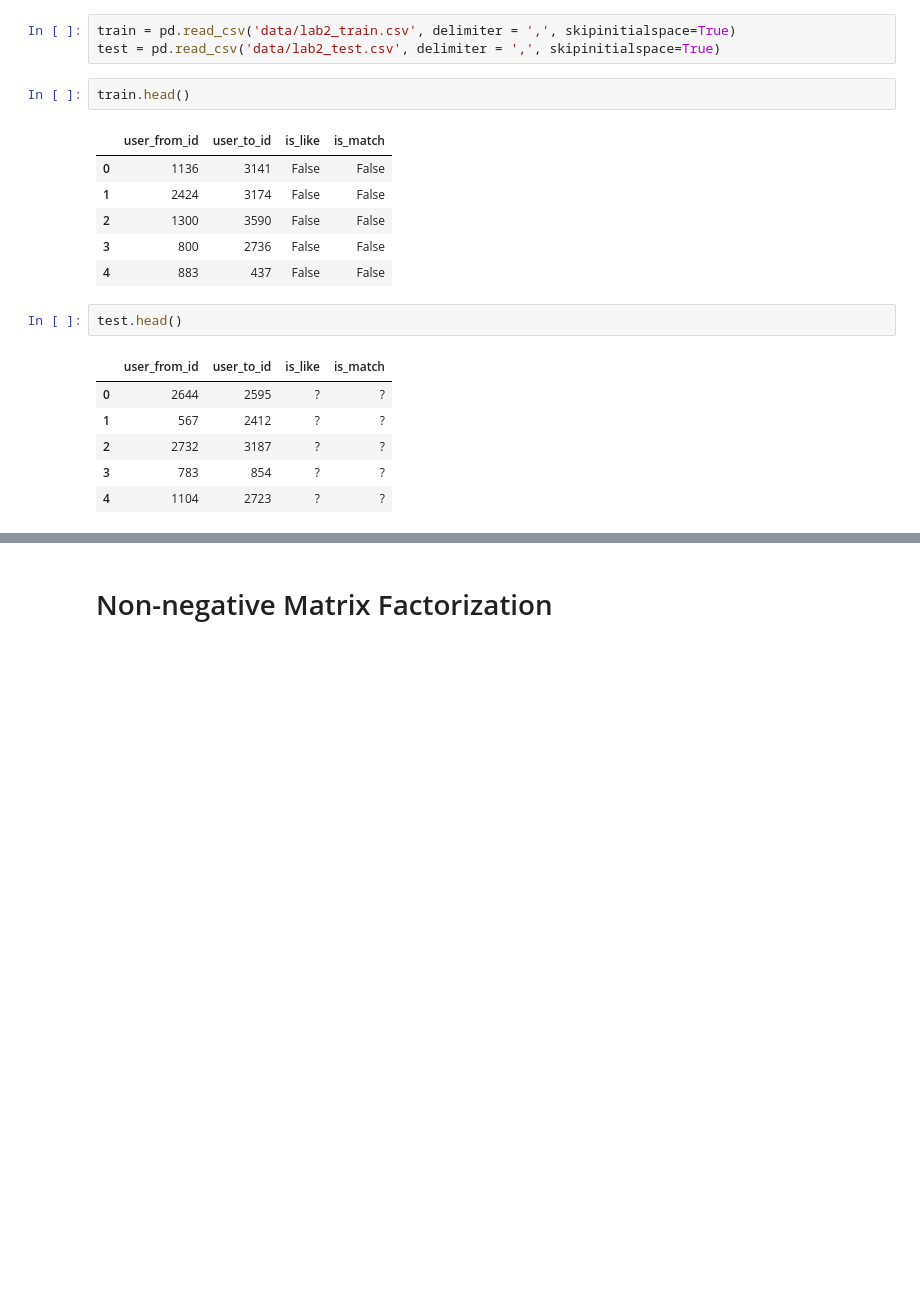
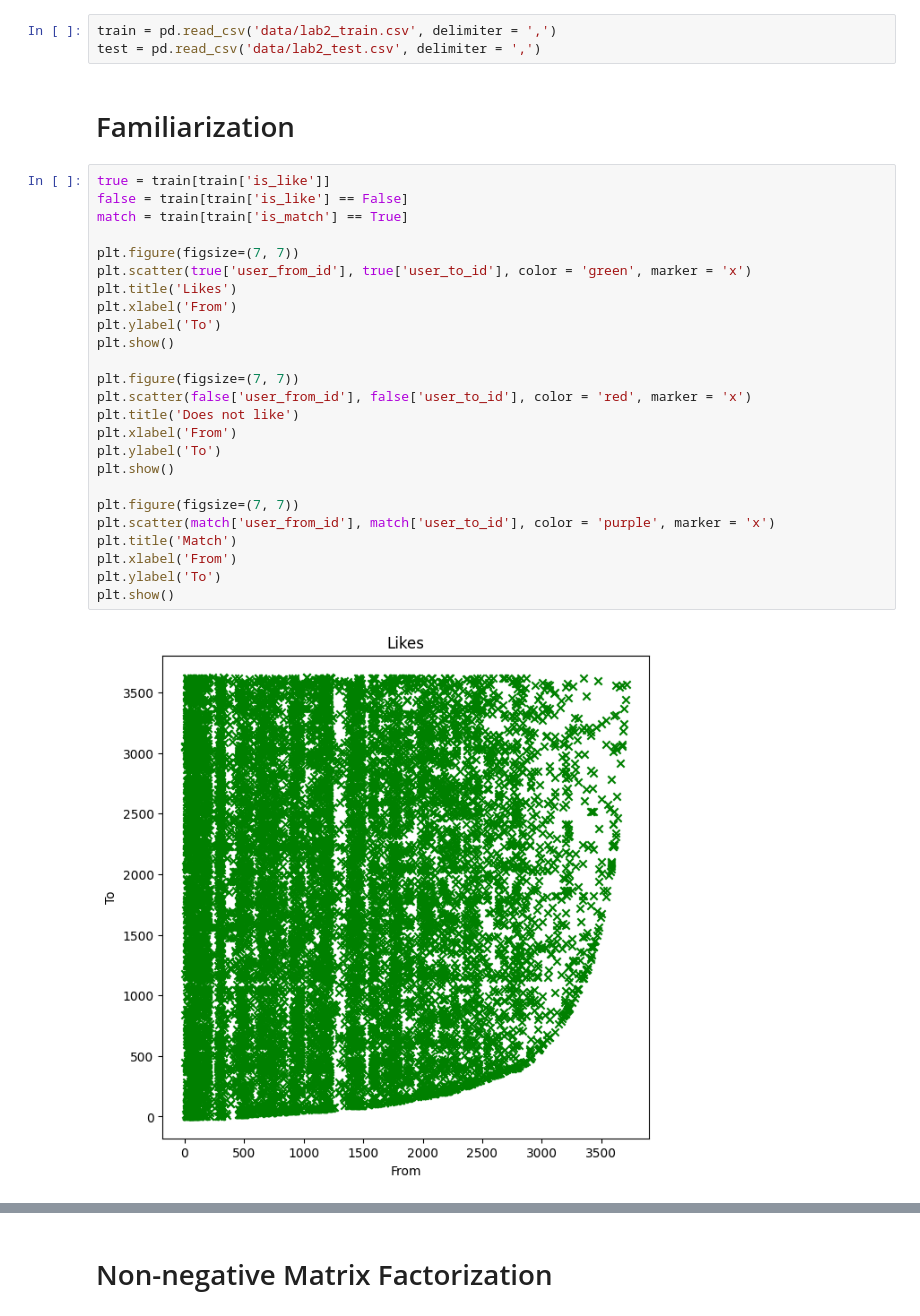
Before and after one commit to ignaciocunado/recommender-systems, a Jupyter notebook: recommender-systems.ipynb, the cells around one changed output, grey strips where cells are left out. Drawn from its saved outputs; the diff is of its cells as text; blank space fills up the shorter version.

Commit message:
Familiarization and added weblab code

```diff
--- a/recommender-systems.ipynb
+++ b/recommender-systems.ipynb
@@ -49,21 +13,32 @@ import matplotlib.pyplot as plt
 # %%
-train = pd.read_csv('data/lab2_train.csv', delimiter = ',', skipinitialspace=True)
-test = pd.read_csv('data/lab2_test.csv', delimiter = ',', skipinitialspace=True)
+train = pd.read_csv('data/lab2_train.csv', delimiter = ',')
+test = pd.read_csv('data/lab2_test.csv', delimiter = ',')
-# %%
-train.head()
-# %% [output]
-|  | user_from_id | user_to_id | is_like | is_match |
-| 0 | 1136 | 3141 | False | False |
-| 1 | 2424 | 3174 | False | False |
-| 2 | 1300 | 3590 | False | False |
-| 3 | 800 | 2736 | False | False |
-| 4 | 883 | 437 | False | False |
-# %%
-test.head()
-# %% [output]
-|  | user_from_id | user_to_id | is_like | is_match |
-| 0 | 2644 | 2595 | ? | ? |
-| 1 | 567 | 2412 | ? | ? |
-| 2 | 2732 | 3187 | ? | ? |
-| 3 | 783 | 854 | ? | ? |
-| 4 | 1104 | 2723 | ? | ? |
+# %% [markdown]
+# Familiarization
+# %%
+true = train[train['is_like']]
+false = train[train['is_like'] == False]
+match = train[train['is_match'] == True]
+
+plt.figure(figsize=(7, 7))
+plt.scatter(true['user_from_id'], true['user_to_id'], color = 'green', marker = 'x')
+plt.title('Likes')
+plt.xlabel('From')
+plt.ylabel('To')
+plt.show()
+
+plt.figure(figsize=(7, 7))
+plt.scatter(false['user_from_id'], false['user_to_id'], color = 'red', marker = 'x')
+plt.title('Does not like')
+plt.xlabel('From')
+plt.ylabel('To')
+plt.show()
+
+plt.figure(figsize=(7, 7))
+plt.scatter(match['user_from_id'], match['user_to_id'], color = 'purple', marker = 'x')
+plt.title('Match')
+plt.xlabel('From')
+plt.ylabel('To')
+plt.show()
+# %% [output]
+[figure, added]
```
Also changed, not shown: parts of 13 cells of this notebook.
